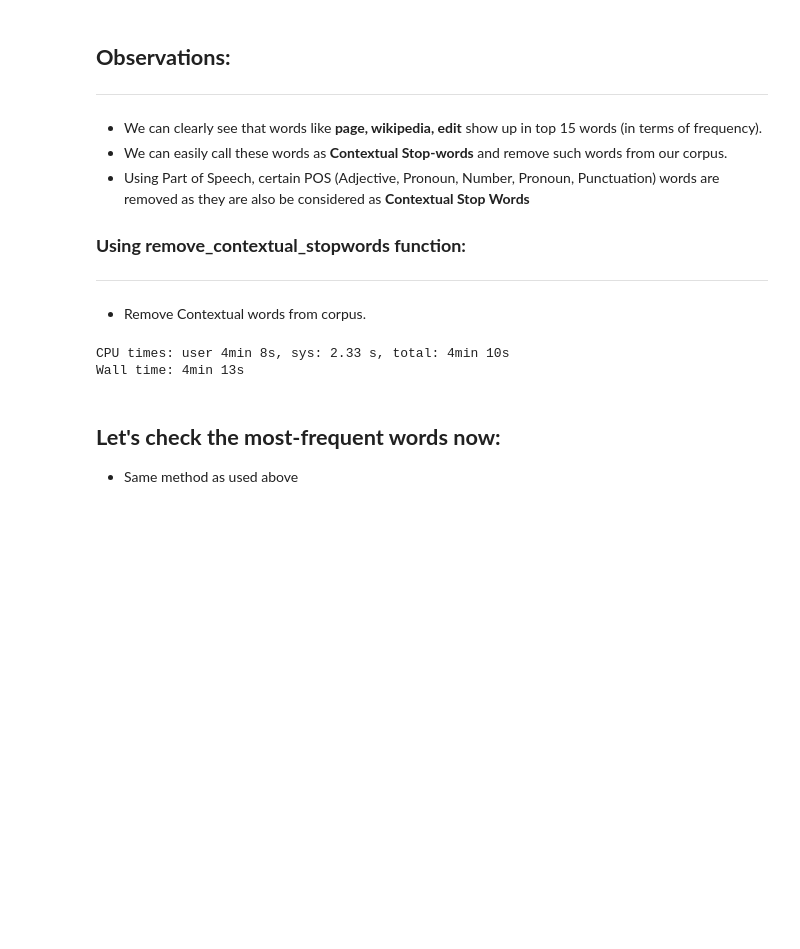
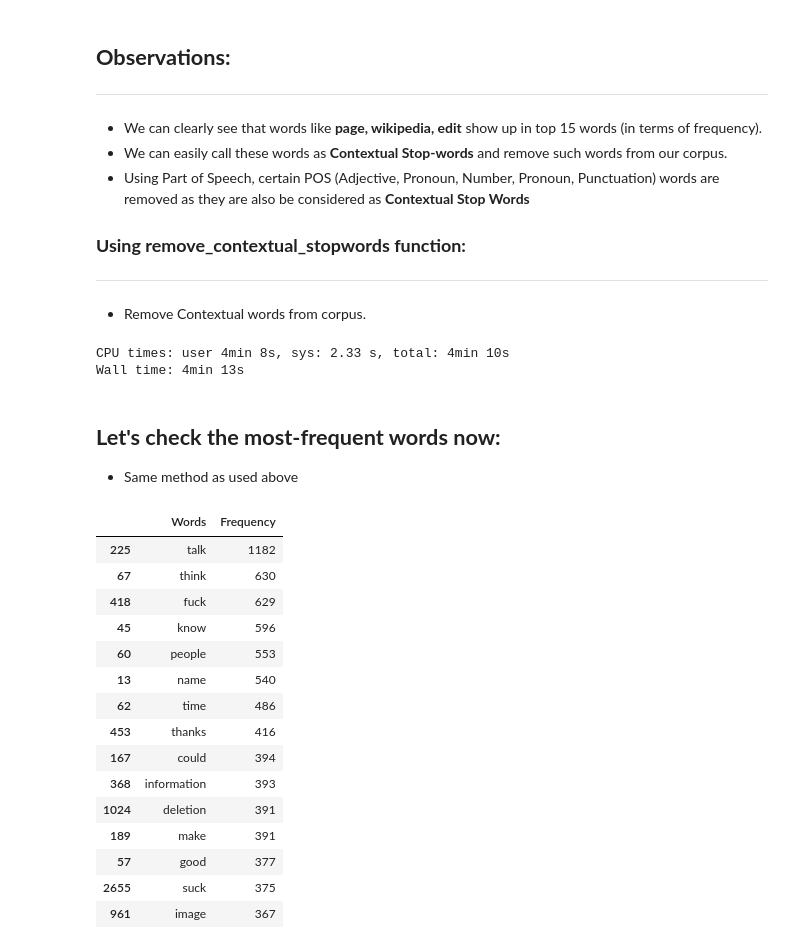
Before and after one commit to snikhil17/NLP_Simplilearn, a Jupyter notebook: capstone_project_2_wikipedia_toxicity/wikiToxicity.ipynb, the cells around one changed output. Drawn from its saved outputs; the diff is of its cells as text; code cells hidden in the pictures; blank space fills up the shorter version.

```diff
--- a/capstone_project_2_wikipedia_toxicity/wikiToxicity.ipynb
+++ b/capstone_project_2_wikipedia_toxicity/wikiToxicity.ipynb
@@ -312,3 +312,35 @@ Wall time: 4min 13s
 # %% [markdown]
 ## **Let's check the most-frequent words now:**
 - Same method as used above
+# %%
+freq_dict ={}
+text_list = [text for text in df['cleaned_text']]
+for sentence in text_list:
+  for word in sentence.split():
+
+    if word in freq_dict.keys() and len(word) > 3 and word not in stopwords.words('english'):
+      freq_dict[word] += 1
+
+    if word not in freq_dict.keys() and len(word) > 3 and word not in stopwords.words('english'):
+      freq_dict[word] = 1
+
+
+count_df = pd.DataFrame( freq_dict.values(), freq_dict.keys()).reset_index().rename({0: "Frequency", "index": "Words"}, axis =1)
+count_df.sort_values(by = 'Frequency', ascending = False)[:15]
+# %% [output]
+|  | Words | Frequency |
+| 225 | talk | 1182 |
+| 67 | think | 630 |
+| 418 | fuck | 629 |
+| 45 | know | 596 |
+| 60 | people | 553 |
+| 13 | name | 540 |
+| 62 | time | 486 |
+| 453 | thanks | 416 |
+| 167 | could | 394 |
+| 368 | information | 393 |
+| 1024 | deletion | 391 |
+| 189 | make | 391 |
+| 57 | good | 377 |
+| 2655 | suck | 375 |
+| 961 | image | 367 |
```
Also changed, not shown: parts of 18 cells of this notebook.
